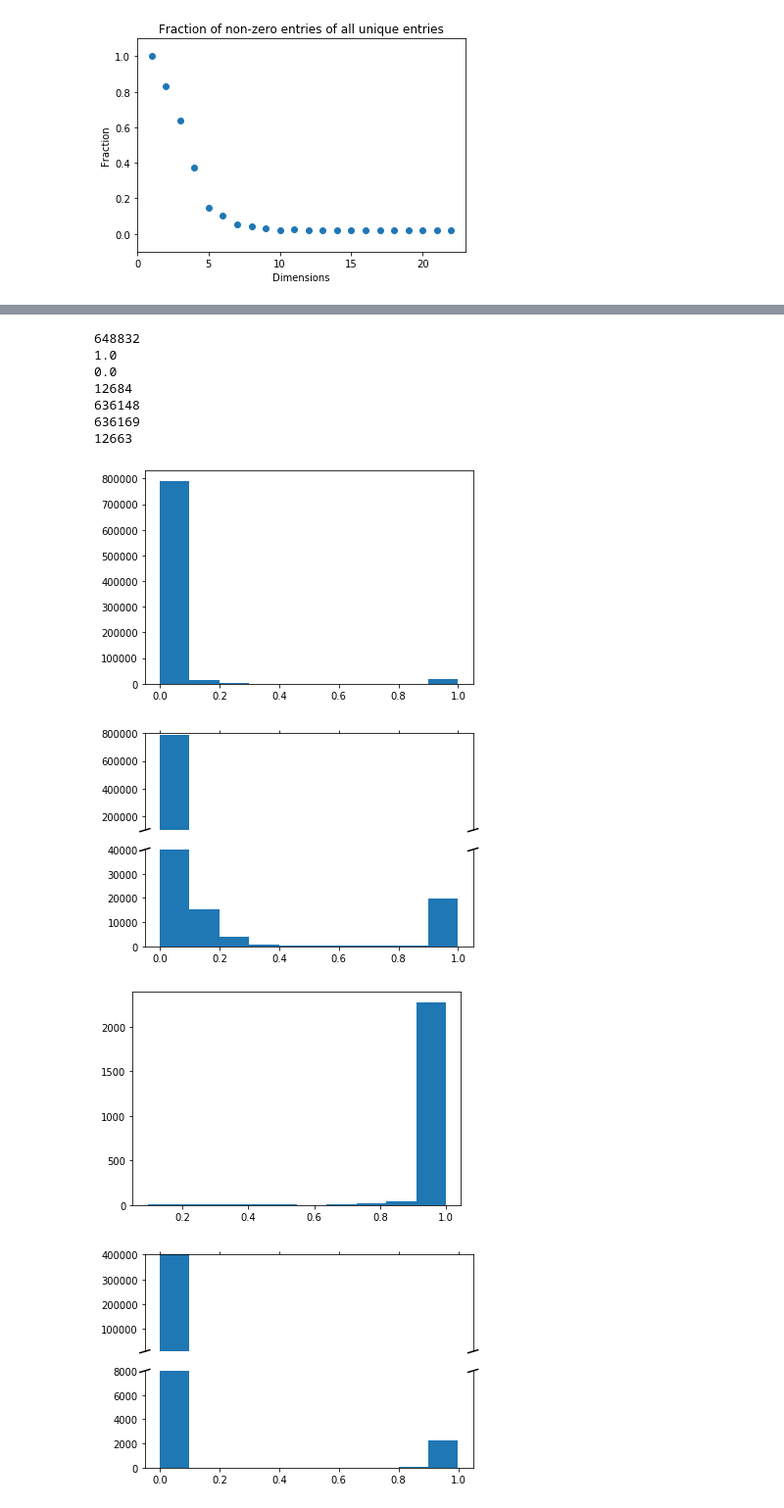
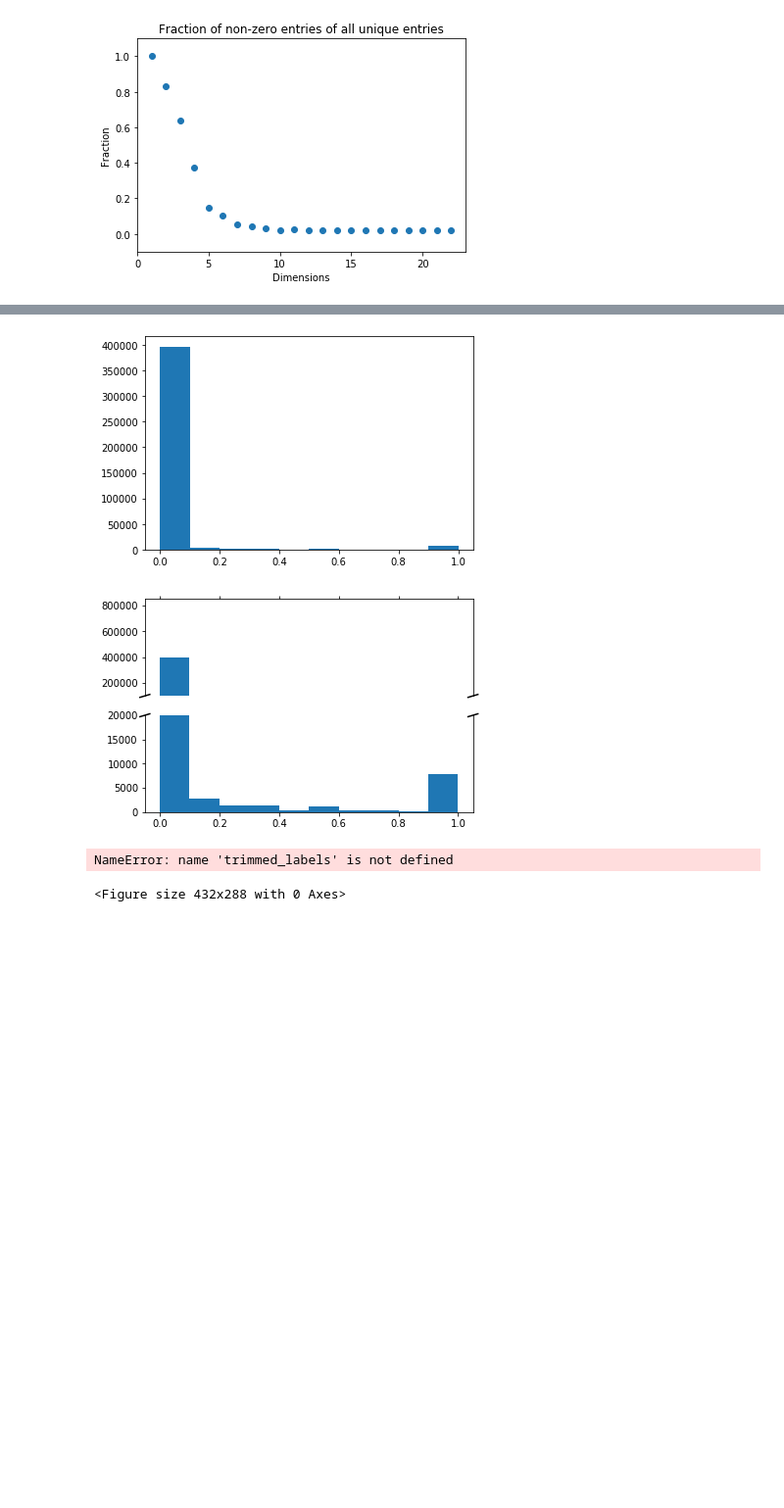
Before and after one commit to MFrassek/CommittorEAE, a Jupyter notebook: NucleationModel/NPA_v8.ipynb, the cells around one changed output, grey strips where cells are left out. Shown at 98% size. Saved outputs shown, nothing was run; the diff lists cells and outputs as text; code cells hidden in the pictures; blank space fills up the shorter version.

Commit message:
Modified plot_with_different_settings function

```diff
--- a/NucleationModel/NPA_v8.ipynb
+++ b/NucleationModel/NPA_v8.ipynb
@@ -107,7 +107,9 @@ gridO = GridData(c.resolution)
 # %%
 reduced_list_var_names = ["MCG", "5^{12}6^{2}", "5^{12}",
           "CR", "R_g", "F4"]
+reduced_list_var_names = ['MCG', 'N_{s,2}', 'N_{s,3}', 'N_{s,4}', 'N_{c,2}', "5^{12}6^{2}", "5^{12}"]
 reduced_name_to_list_position = {reduced_list_var_names[i]: i for i in range(len(reduced_list_var_names))}
+
 reducer6 = Reducer(reduced_list_var_names, c.name_to_list_position)
 # %%
 
@@ -125,11 +122,14 @@ Got bounded
 # %%
-train_pB_dict, train_pBs = \
-    gridO.approximate_pB(train_reduced_grid_past_snapshots, \
-    dataO.train_snapshot_labels, \
+train_pB_dict, train_pBs = gridO.approximate_pB(
+    train_reduced_grid_past_snapshots,
+    dataO.train_snapshot_labels,
     dataO.train_snapshot_weights)
 train_pBs_len = len(train_pBs)
-val_pB_dict, val_pBs = gridO.approximate_pB(val_reduced_grid_past_snapshots, \
-    dataO.val_snapshot_labels, dataO.val_snapshot_weights)
+
+val_pB_dict, val_pBs = gridO.approximate_pB(
+    val_reduced_grid_past_snapshots,
+    dataO.val_snapshot_labels,
+    dataO.val_snapshot_weights)
 val_pBs_len = len(val_pBs)
 # %% [output]
 Fill hash maps
@@ -848,13 +774,13 @@ gridO.plot_distribution(trimmed_back_keys,6,20,var_names,"trimmed_back")
 [figure]
 [figure]
 # %%
-print(len(pB_dict))
-print(max([label for key, label in pB_dict.items()]))
-print(min([label for key, label in pB_dict.items()]))
-print(len([label for key, label in pB_dict.items() if label > 0.0]))
-print(len([label for key, label in pB_dict.items() if label == 0.0]))
-print(len([label for key, label in pB_dict.items() if label < 0.25]))
-print(len([label for key, label in pB_dict.items() if label > 0.25]))
+#print(len(pB_dict))
+#print(max([label for key, label in pB_dict.items()]))
+#print(min([label for key, label in pB_dict.items()]))
+#print(len([label for key, label in pB_dict.items() if label > 0.0]))
+#print(len([label for key, label in pB_dict.items() if label == 0.0]))
+#print(len([label for key, label in pB_dict.items() if label < 0.25]))
+#print(len([label for key, label in pB_dict.items() if label > 0.25]))
 
 def broken_hist(xs, bins, y_lower_1, y_upper_1, y_lower_2, y_upper_2, filename):
     f, (ax, ax2) = plt.subplots(2, 1, sharex=True)
@@ -870,45 +796,38 @@ def broken_hist(xs, bins, y_lower_1, y_upper_1, y_lower_2, y_upper_2, filename):
     ax.xaxis.tick_top()
     ax.tick_params(labeltop=False)  # don't put tick labels at the top
     ax2.xaxis.tick_bottom()
 
     d = .015  # how big to make the diagonal lines in axes coordinates
     # arguments to pass to plot, just so we don't keep repeating them
     kwargs = dict(transform=ax.transAxes, color='k', clip_on=False)
     ax.plot((-d, +d), (-d, +d), **kwargs)        # top-left diagonal
     ax.plot((1 - d, 1 + d), (-d, +d), **kwargs)  # top-right diagonal
 
     kwargs.update(transform=ax2.transAxes)  # switch to the bottom axes
     ax2.plot((-d, +d), (1 - d, 1 + d), **kwargs)  # bottom-left diagonal
     ax2.plot((1 - d, 1 + d), (1 - d, 1 + d), **kwargs)  # bottom-right diagonal
     plt.savefig(filename)
     plt.show()
 
 
 plt.figure()
-plt.hist(pBs, 10)
+plt.hist(train_pBs, 10)
 plt.savefig("pB_untrimmed.png")
 plt.show()
 
-broken_hist(pBs, 10, 0, 40000, 100000, 800000, "pBs.png")
+broken_hist(train_pBs, 10, 0, 20000, 100000, 850000, "pBs.png")
 
 plt.figure()
 plt.hist(trimmed_labels, 10)
 plt.savefig("trimmed_labels.png")
 plt.show()
 
 broken_hist(trimmed_back_labels, 10, 0, 8000, 10000, 400000, "Hist_scaled_labels.png")
 # %% [output]
-648832
-1.0
-0.0
-12684
-636148
-636169
-12663
 [figure]
-[figure, old version]
+[figure, new version]
-[figure, removed]
-[figure, removed]
+NameError: name 'trimmed_labels' is not defined
+<Figure size 432x288 with 0 Axes>
 # %%
 # generates the dataset by feeding in a tuple, of dictionaries
 # (alternative would be a tuble of lists)
```
Also changed, not shown: parts of 20 cells of this notebook.
